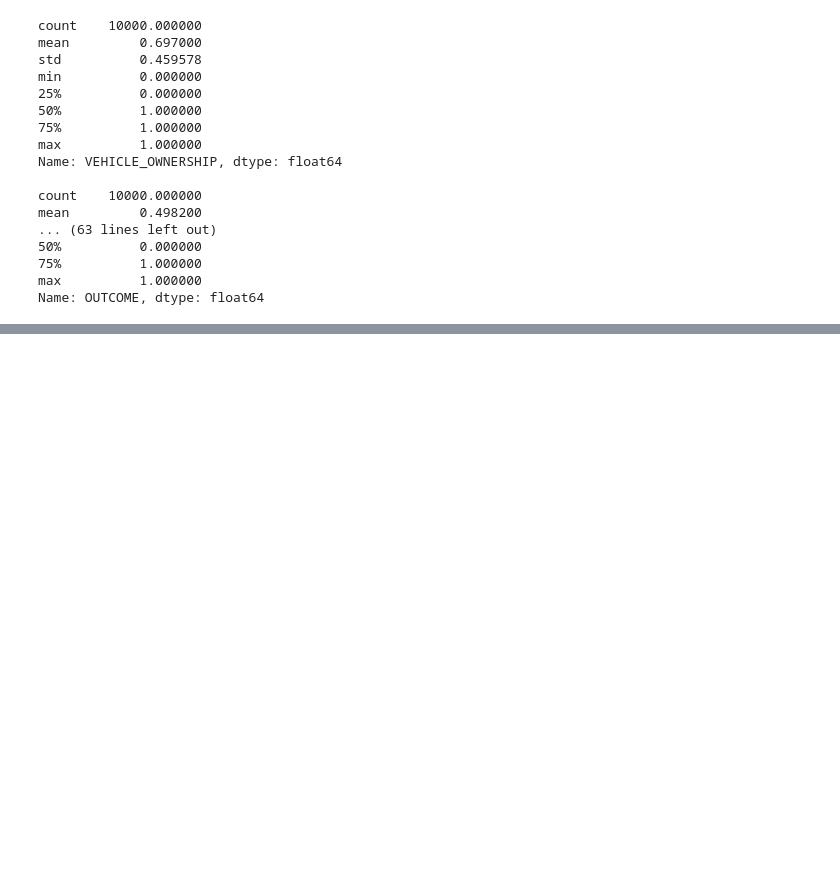
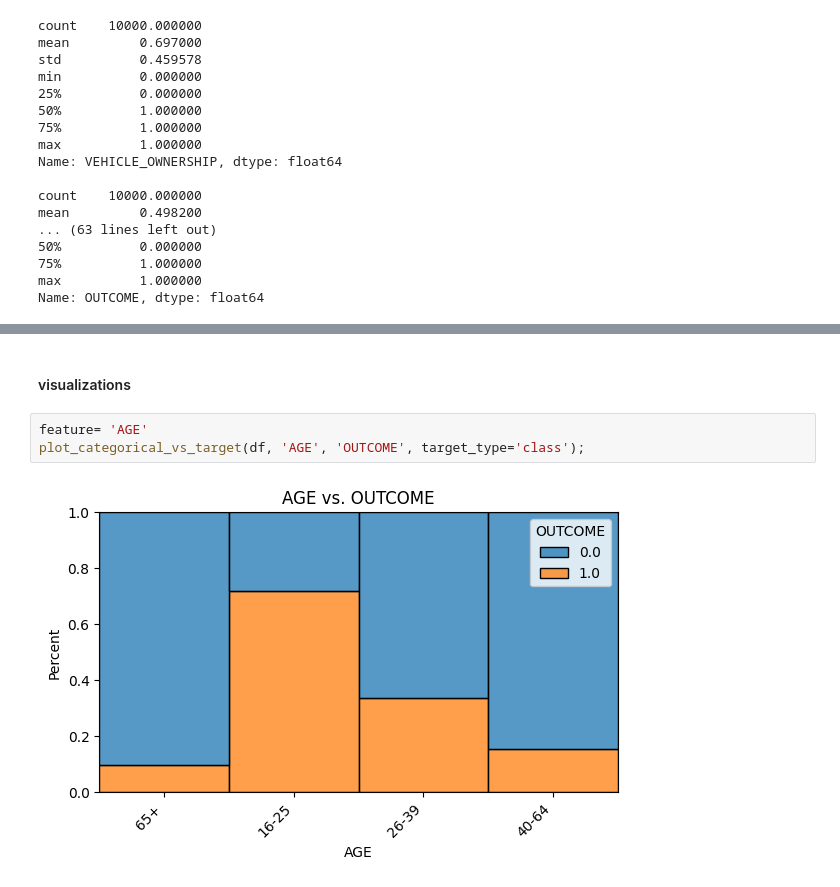
Before and after one commit to Khalil-Salama/Car_insurance-_claim, a Jupyter notebook: Insurance_car_claim.ipynb, the cells around one changed output, grey strips where cells are left out. Saved outputs shown, nothing was run; the diff lists cells and outputs as text; blank space fills up the shorter version.

```diff
--- a/Insurance_car_claim.ipynb
+++ b/Insurance_car_claim.ipynb
@@ -223,0 +463,7 @@ Name: OUTCOME, dtype: float64
+# %% [markdown]
+#### visualizations
+# %%
+feature= 'AGE'
+plot_categorical_vs_target(df, 'AGE', 'OUTCOME', target_type='class');
+# %% [output]
+[figure, added]
```
Also changed, not shown: parts of 28 cells of this notebook.
